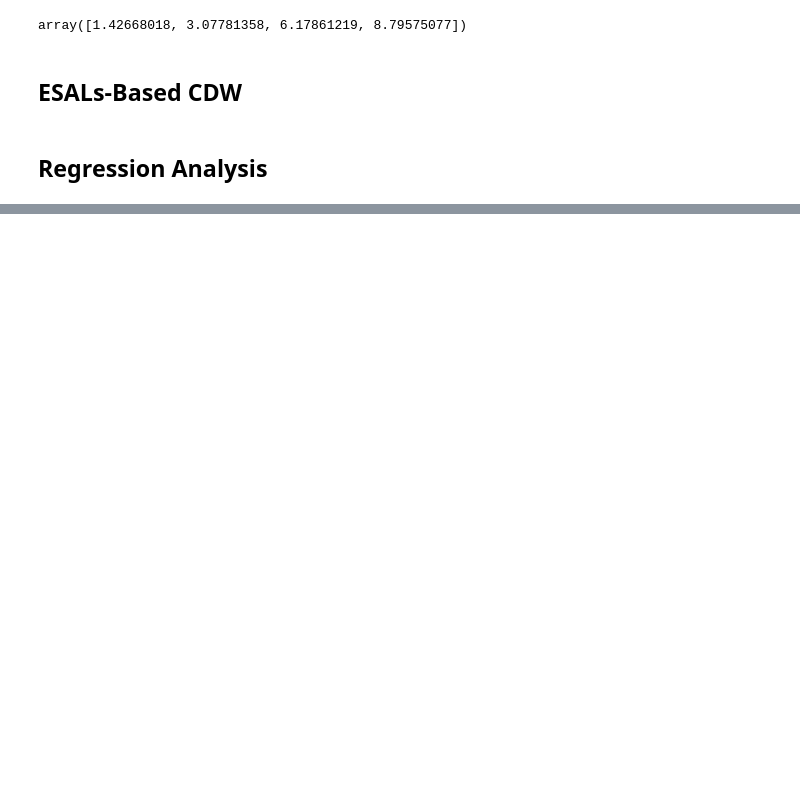
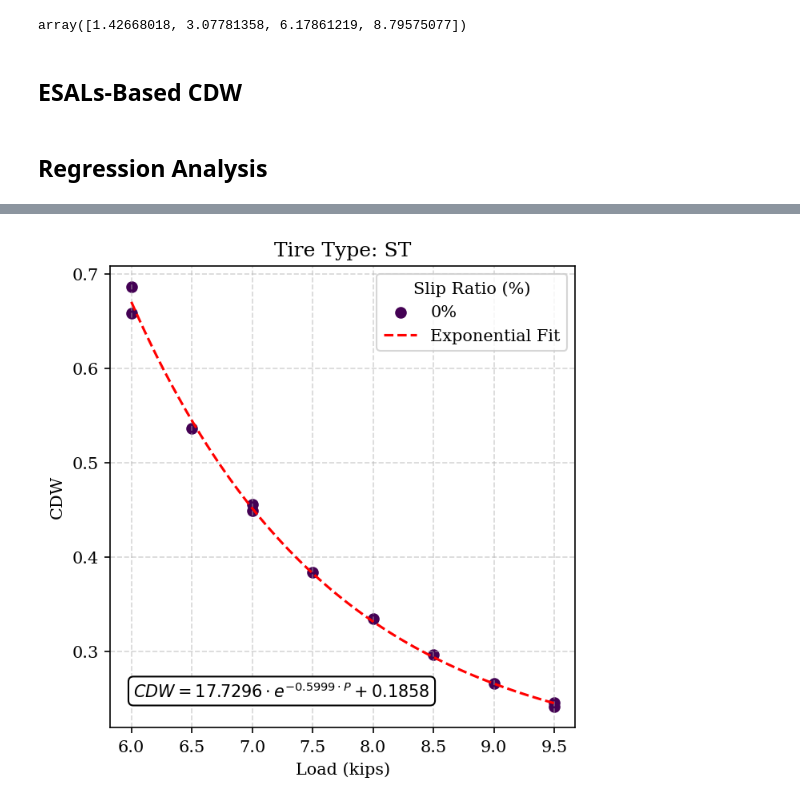
Before and after one commit to Johann-Cardenas/DesignLab, a Jupyter notebook: MPEDG/LEF.ipynb, the cells around one changed output, grey strips where cells are left out. Cells and saved outputs as stored; diff of their text form; code cells hidden in the pictures; blank space fills up the shorter version.

```diff
--- a/MPEDG/LEF.ipynb
+++ b/MPEDG/LEF.ipynb
@@ -855,0 +1142,92 @@ N_BUFC, N_TDFCS, N_NSS, N_Rutting
+# %%
+import pandas as pd
+import matplotlib.pyplot as plt
+import numpy as np
+from scipy.optimize import curve_fit
+
+# Load the data from the Excel file
+path = r'C:\Users\johan\Box\R27-252 EV\Tasks\Task 4 - Guidelines\Results'
+file_path = path + r'\Extrapolated_Results.xlsx'
+df = pd.read_excel(file_path, sheet_name='Nf')
+
+# List of unique tire types in the dataframe
+tire_types = df['Tire Type'].unique()
+
+# Define marker types and color palette
+markers = ['o', 's', 'D', '^', 'v', '<', '>', 'P', '*', 'X']
+colors = plt.cm.viridis(np.linspace(0, 1, 10))
+
+# Create a mapping of slip ratios to markers and colors
+marker_map = {0.0: markers[0]}
+color_map = {0.0: colors[0]}
+
+# Define an exponential function for fitting
+def exponential(x, a, b, c):
+    return a * np.exp(b * x) + c
+
+# Loop through each tire type
+for tire_type in tire_types:
+    # Create a new figure for each tire type
+    plt.figure(figsize=(5, 5), dpi=150)
+    plt.rc('text', usetex=False)
+    plt.rc('font', family='serif')
+
+    # Filter the dataframe for the current tire type
+    df_tire = df[df['Tire Type'] == tire_type]
+
+    # Filter the dataframe for slip ratio 0%
+    df_slip_zero = df_tire[df_tire['Slip Ratio'] == 0.0]
+
+    # Perform exponential fit
+    if not df_slip_zero.empty:
+        # Provide initial guesses for the parameters (a, b, c)
+        initial_guesses = [1, -0.01, df_slip_zero['CDW'].min()]
+
+        # Fit an exponential model to the data with initial guesses and increased maxfev
+        try:
+            popt, pcov = curve_fit(
+                exponential,
+                df_slip_zero['Load'],
+                df_slip_zero['CDW'],
+                p0=initial_guesses,
+                maxfev=2000
+            )
+
+            # Display exponential coefficients
+            print(f'Exponential regression coefficients for Tire Type {tire_type}:')
+            print(f'a: {popt[0]:.4f}, b: {popt[1]:.4f}, c: {popt[2]:.4f}')
+
+            # Scatter plot for slip ratio 0% with unique marker and color
+            plt.scatter(
+                df_slip_zero['Load'],
+                df_slip_zero['CDW'],
+                label='0%',
+                marker=marker_map[0.0],
+                color=color_map[0.0]
+            )
+
+            # Plot the exponential fit curve
+            x_vals = np.linspace(df_slip_zero['Load'].min(), df_slip_zero['Load'].max(), 100)
+            y_vals = exponential(x_vals, *popt)
+            plt.plot(x_vals, y_vals, '--', color='red', label='Exponential Fit')
+
+            # Add the regression equation to the plot as a text box
+            equation_text = f'$CDW = {popt[0]:.4f} \cdot e^{{{popt[1]:.4f} \cdot P}} + {popt[2]:.4f}$'
+            plt.text(
+                0.05, 0.10, equation_text, transform=plt.gca().transAxes,
+                fontsize=10, verticalalignment='top', bbox=dict(boxstyle='round,pad=0.3', edgecolor='black', facecolor='white')
+            )
+
+        except RuntimeError as e:
+            print(f'Failed to fit exponential model for Tire Type {tire_type}: {e}')
+
+    # Set the title and labels
+    plt.title(f'Tire Type: {tire_type}')
+    plt.xlabel('Load (kips)')
+    plt.ylabel('CDW')
+    plt.grid(True, linestyle='--', alpha=0.5)
+    plt.legend(title='Slip Ratio (%)')
+
+    # Show the plot
+    plt.show()
+# %% [output]
@@ -855,0 +1236 @@ N_BUFC, N_TDFCS, N_NSS, N_Rutting
+[figure, added]
```
Also changed, not shown: parts of 22 cells of this notebook, 2 other files.
